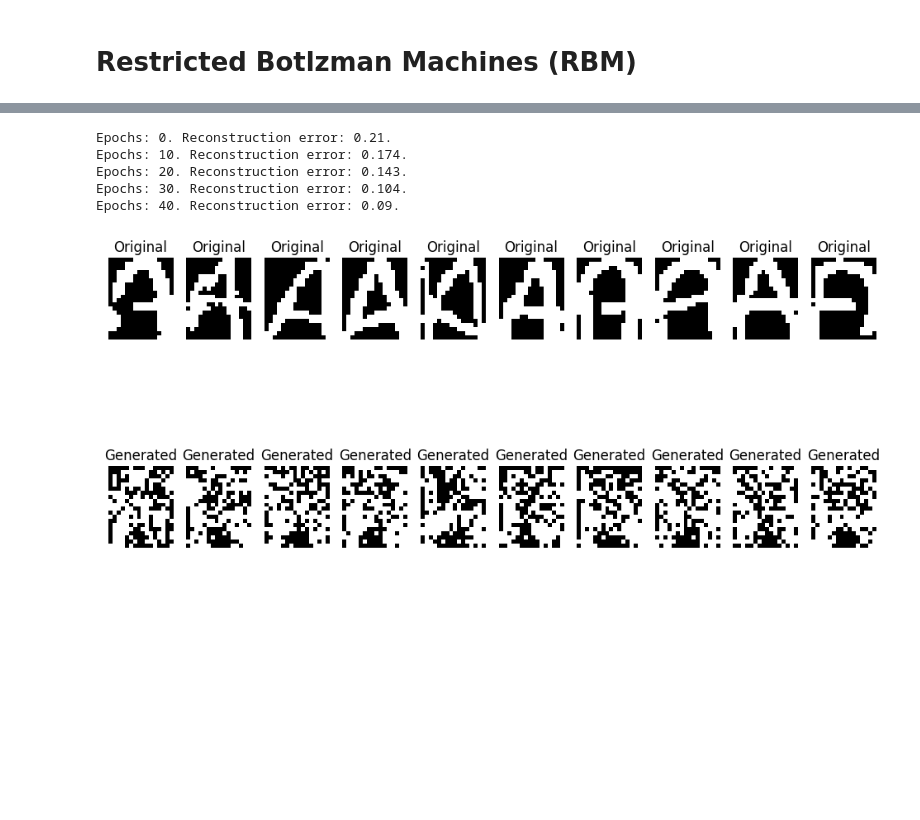
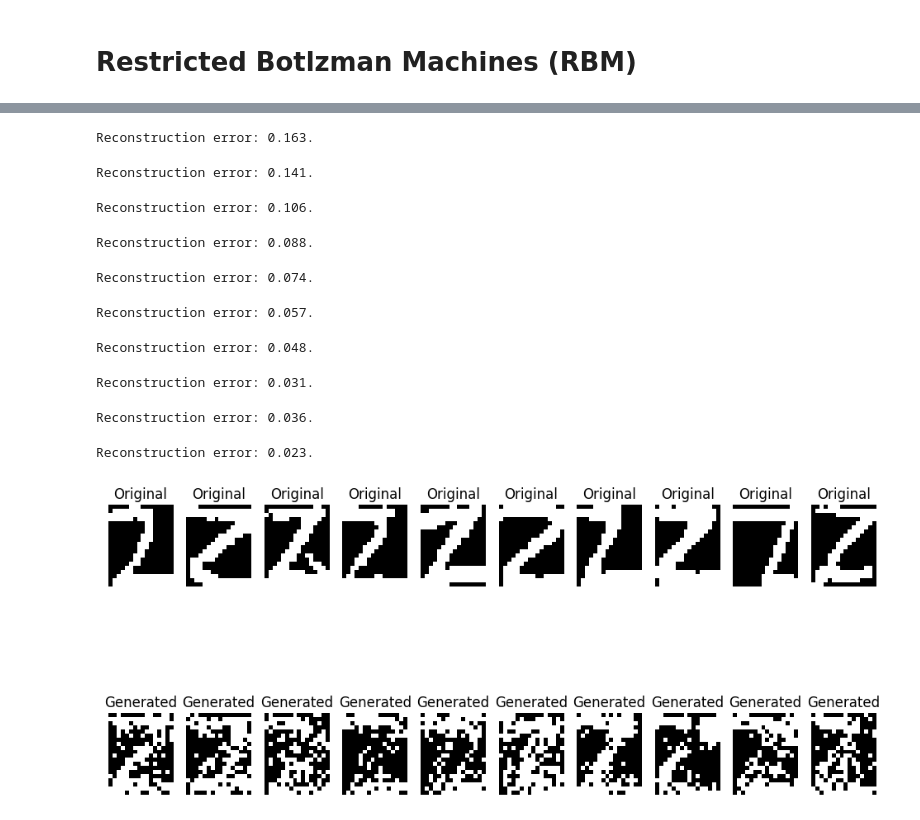
Before and after one commit to Yedson54/DeepLearning2-Project-M2DS, a Jupyter notebook: notebook/principal_RBM_alpha.ipynb, the cells around one changed output, grey strips where cells are left out. Drawn from its saved outputs; the diff is of its cells as text; code cells hidden in the pictures; blank space fills up the shorter version.

```diff
--- a/notebook/principal_RBM_alpha.ipynb
+++ b/notebook/principal_RBM_alpha.ipynb
@@ -247,7 +263,7 @@ class RBM:
         """
         return self._sigmoid(data_h @ self.W.T + self.a)
 
-    def train(self, data: np.ndarray, learning_rate: float = 0.1, n_epochs: int = 10, batch_size: int = 10) -> 'RBM':
+    def train(self, data: np.ndarray, learning_rate: float=0.1, n_epochs: int=10, batch_size: int=10, print_each=10) -> 'RBM':
         """
         Train the RBM using Contrastive Divergence.
 
@@ -263,7 +279,7 @@ class RBM:
         n_samples = data.shape[0]
         for epoch in range(n_epochs):
             self.rng.shuffle(data)
-            for i in range(0, n_samples, batch_size):
+            for i in tqdm(range(0, n_samples, batch_size), desc=f"Epoch {epoch}"):
                 batch = data[i:i+batch_size]
                 pos_h_probs = self.entree_sortie(batch)
                 pos_v_probs = self.sortie_entree(pos_h_probs)
@@ -274,12 +290,13 @@ class RBM:
                 self.b += learning_rate * (pos_h_probs.mean(axis=0) - neg_h_probs.mean(axis=0))
                 self.a += learning_rate * (batch.mean(axis=0) - pos_v_probs.mean(axis=0))
 
-            if epoch % 10 == 0:  # Print every 10 epochs
-                print(f"Epochs: {epoch}. Reconstruction error: {self._reconstruction_error(batch, pos_v_probs)}.")
+            if epoch % print_each == 0:
+                tqdm.write(
+                    f"Reconstruction error: {self._reconstruction_error(batch, pos_v_probs)}.")
 
         return self
 
-    def generer_image(self, n_samples: int=1, n_gibbs_steps: int=1000) -> np.ndarray:
+    def generer_image(self, n_samples: int=1, n_gibbs_steps: int=1) -> np.ndarray:
         """
         Generate samples from the RBM using Gibbs sampling.
 
@@ -304,37 +321,42 @@ class RBM:
         return samples
 # %%
 # Load the alpha_digit data
-data = lire_alpha_digit(file_path=ALPHA_DIGIT_PATH, character='A')
+data = read_alpha_digit(file_path=ALPHA_DIGIT_PATH, characters='Z')
 
 # Initialize RBM
 n_visible = data.shape[1]  # Number of visible units (size of each image)
 n_hidden = 100  # Number of hidden units (hyperparameter)
 rbm = RBM(n_visible=n_visible, n_hidden=n_hidden, random_state=42)
 
 # Train RBM
-rbm.train(data, learning_rate=0.1, n_epochs=50, batch_size=10)
+rbm.train(data, learning_rate=0.1, n_epochs=100, batch_size=10)
 
 # Generate samples
-generated_samples = rbm.generer_image(n_samples=10, n_gibbs_steps=100)
+generated_samples = rbm.generer_image(n_samples=10, n_gibbs_steps=1)
 
 # Plot original and generated samples
 plt.figure(figsize=(12, 6))
 for i in range(10):
     plt.subplot(2, 10, i + 1)
     plt.imshow(data[i].reshape(20, 16), cmap='gray')
     plt.title('Original')
     plt.axis('off')
 
     plt.subplot(2, 10, i + 11)
     plt.imshow(generated_samples[i].reshape(20, 16), cmap='gray')
     plt.title('Generated')
     plt.axis('off')
 
 plt.show()
 # %% [output]
-Epochs: 0. Reconstruction error: 0.21.
-Epochs: 10. Reconstruction error: 0.174.
-Epochs: 20. Reconstruction error: 0.143.
-Epochs: 30. Reconstruction error: 0.104.
-Epochs: 40. Reconstruction error: 0.09.
+Reconstruction error: 0.163.
+Reconstruction error: 0.141.
+Reconstruction error: 0.106.
+Reconstruction error: 0.088.
+Reconstruction error: 0.074.
+Reconstruction error: 0.057.
+Reconstruction error: 0.048.
+Reconstruction error: 0.031.
+Reconstruction error: 0.036.
+Reconstruction error: 0.023.
-[figure, old version]
+[figure, new version]
```
Also changed, not shown: parts of 10 cells of this notebook, 1 other file.
